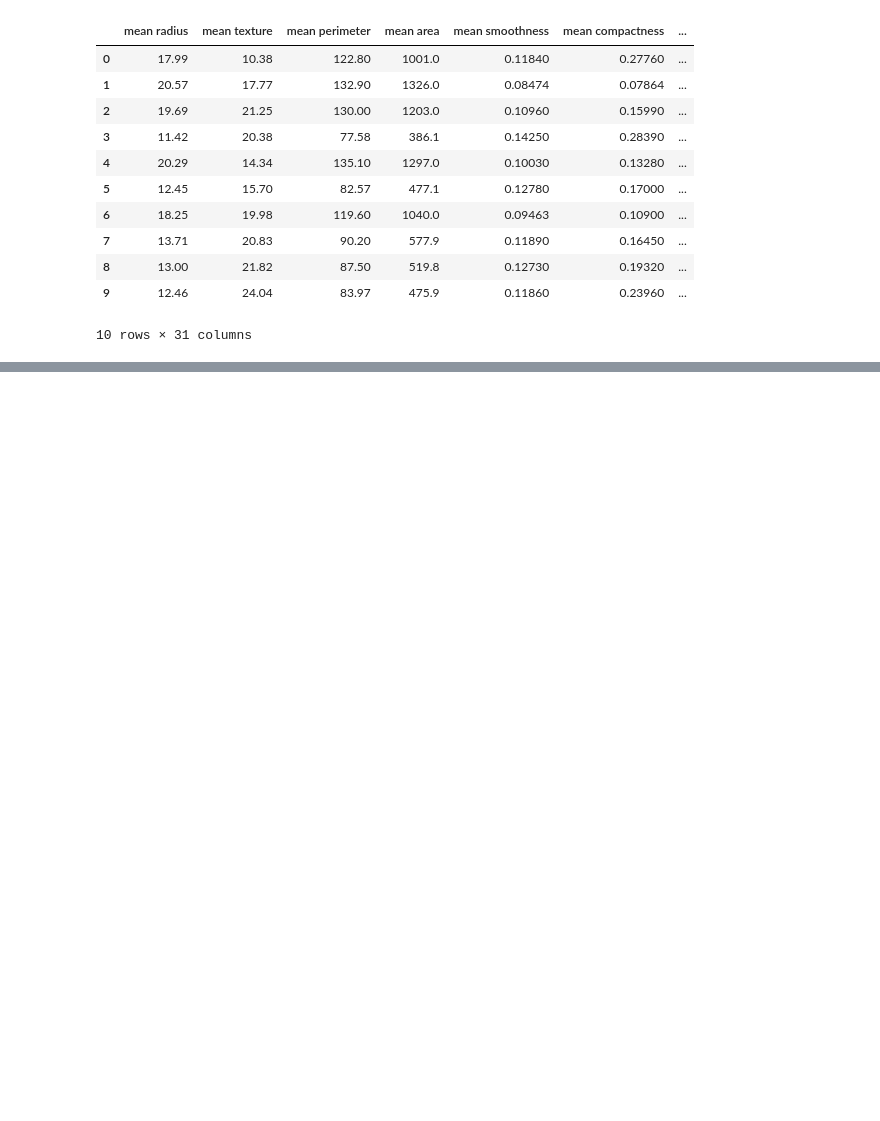
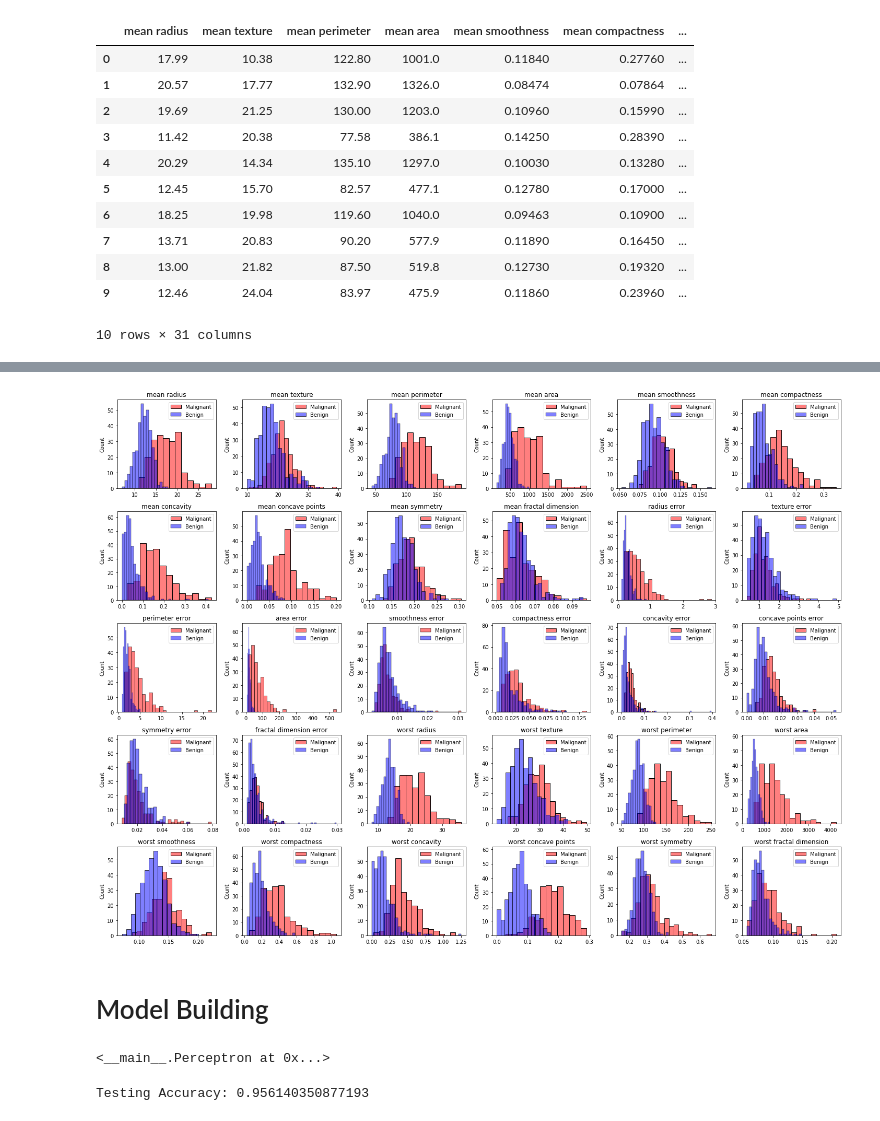
Before and after one commit to kashifliaqat/Data_Science_and_Machine-Learning, a Jupyter notebook: Supervised_Learning/Perceptron/Perceptron.ipynb, the cells around one changed output, grey strips where cells are left out. Saved outputs shown, nothing was run; the diff lists cells and outputs as text; code cells hidden in the pictures; blank space fills up the shorter version.

Commit message:
scratch perceptron working

```diff
--- a/Supervised_Learning/Perceptron/Perceptron.ipynb
+++ b/Supervised_Learning/Perceptron/Perceptron.ipynb
@@ -77,0 +83,16 @@ memory usage: 135.7 KB
+# %%
+fig, axs = plt.subplots(5, 6, figsize=(20, 15))
+axs = axs.flatten()
+
+for i in range(X.shape[1]):
+    sns.histplot(data=X[y==0, i], ax=axs[i], color="red", alpha=0.5)
+    sns.histplot(data=X[y==1, i], ax=axs[i], color="blue", alpha=0.5)
+    axs[i].set_title(data.feature_names[i])
+    axs[i].legend(["Malignant", "Benign"])
+
+fig.tight_layout()
+plt.show()
+# %% [output]
+[figure, added]
+# %% [markdown]
+# Model Building
@@ -77,0 +141,13 @@ memory usage: 135.7 KB
+# %%
+# Train the Perceptron on the training data
+perceptron = Perceptron(learning_rate=0.01, epochs=1000)
+perceptron.train(X_train, y_train)
+# %% [output]
+<__main__.Perceptron at 0x...>
+# %%
+# Make predictions on the testing data and compute the accuracy
+y_pred = [perceptron.predict(X_test[i]) for i in range(X_test.shape[0])]
+accuracy = accuracy_score(y_test, y_pred)
+print("Testing Accuracy:", accuracy)
+# %% [output]
+Testing Accuracy: 0.956140350877193
```
Also changed, not shown: parts of 10 cells of this notebook, 1 other file.
